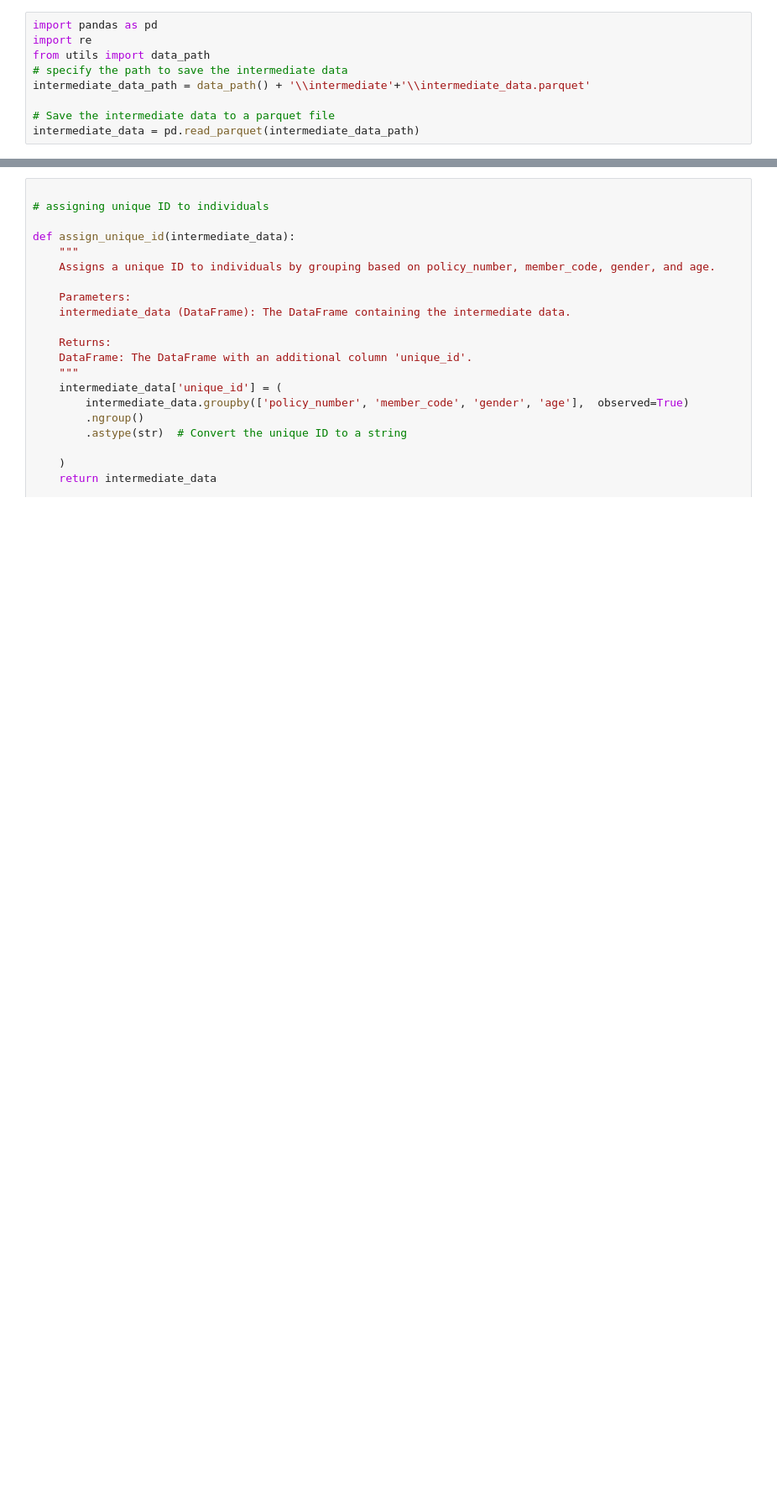
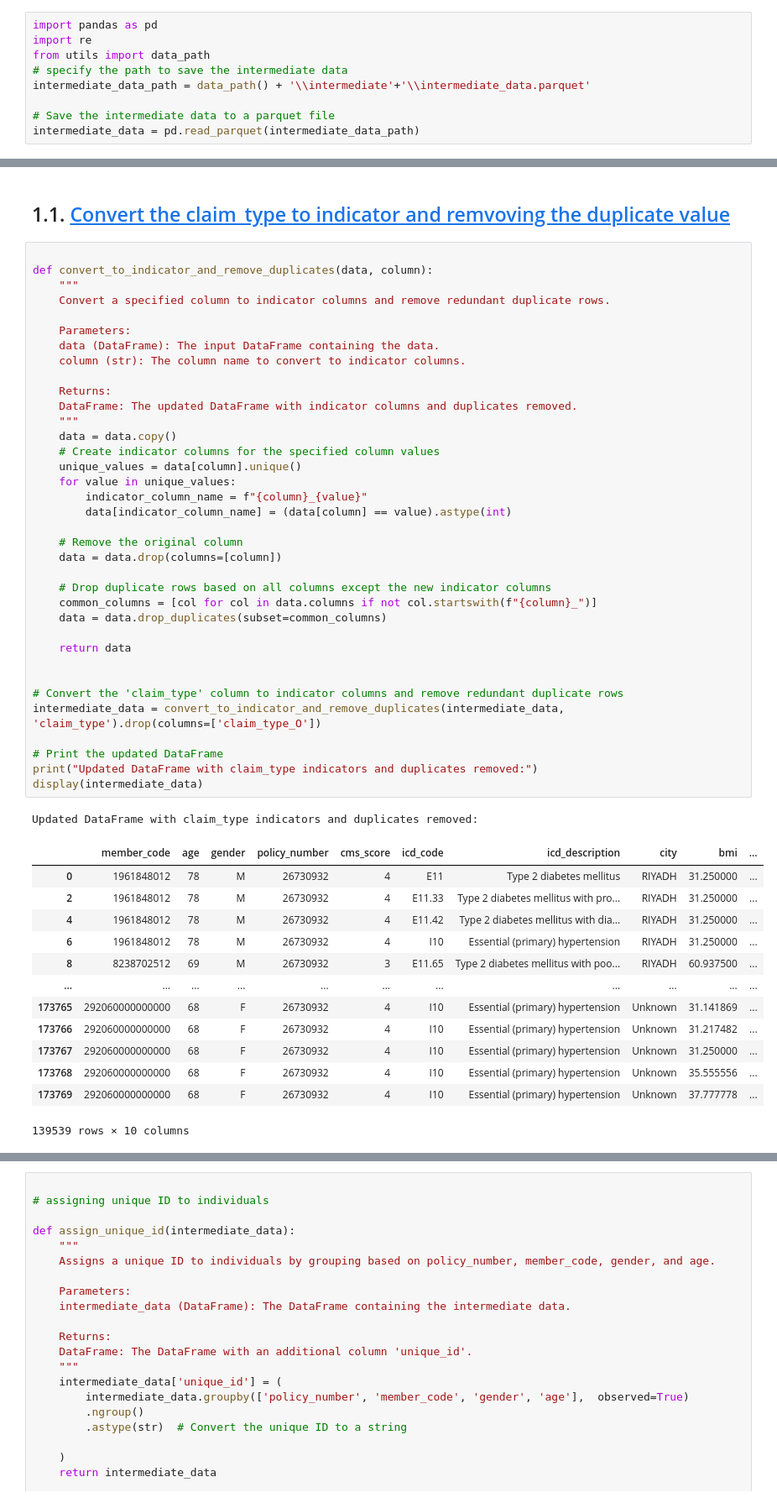
Before and after one commit to raedkm/Diabetes_claims_analysis, a Jupyter notebook: notebooks/02_intermediate_node.ipynb, the cells around one changed output, grey strips where cells are left out. Shown at 84% size. Drawn from its saved outputs; the diff is of its cells as text; blank space fills up the shorter version.

```diff
--- a/notebooks/02_intermediate_node.ipynb
+++ b/notebooks/02_intermediate_node.ipynb
@@ -83,0 +41,53 @@ print(intermediate_data['obesity_cat'].value_counts())
+# %% [markdown]
+## 1.1. <a id='toc1_1_'></a>[Convert the claim_type to indicator and remvoving the duplicate value](#toc0_)
+# %%
+
+def convert_to_indicator_and_remove_duplicates(data, column):
+    """
+    Convert a specified column to indicator columns and remove redundant duplicate rows.
+
+    Parameters:
+    data (DataFrame): The input DataFrame containing the data.
+    column (str): The column name to convert to indicator columns.
+
+    Returns:
+    DataFrame: The updated DataFrame with indicator columns and duplicates removed.
+    """
+    data = data.copy()
+    # Create indicator columns for the specified column values
+    unique_values = data[column].unique()
+    for value in unique_values:
+        indicator_column_name = f"{column}_{value}"
+        data[indicator_column_name] = (data[column] == value).astype(int)
+
+    # Remove the original column
+    data = data.drop(columns=[column])
+
+    # Drop duplicate rows based on all columns except the new indicator columns
+    common_columns = [col for col in data.columns if not col.startswith(f"{column}_")]
+    data = data.drop_duplicates(subset=common_columns)
+
+    return data
+
+
+# Convert the 'claim_type' column to indicator columns and remove redundant duplicate rows
+intermediate_data = convert_to_indicator_and_remove_duplicates(intermediate_data, 'claim_type').drop(columns=['claim_type_O'])
+
+# Print the updated DataFrame
+print("Updated DataFrame with claim_type indicators and duplicates removed:")
+display(intermediate_data)
+# %% [output]
+Updated DataFrame with claim_type indicators and duplicates removed:
+|  | member_code | age | gender | policy_number | cms_score | icd_code | icd_description | city | bmi | ... |
+| 0 | 1961848012 | 78 | M | 26730932 | 4 | E11 | Type 2 diabetes mellitus | RIYADH | 31.250000 | ... |
+| 2 | 1961848012 | 78 | M | 26730932 | 4 | E11.33 | Type 2 diabetes mellitus with pro... | RIYADH | 31.250000 | ... |
+| 4 | 1961848012 | 78 | M | 26730932 | 4 | E11.42 | Type 2 diabetes mellitus with dia... | RIYADH | 31.250000 | ... |
+| 6 | 1961848012 | 78 | M | 26730932 | 4 | I10 | Essential (primary) hypertension | RIYADH | 31.250000 | ... |
+| 8 | 8238702512 | 69 | M | 26730932 | 3 | E11.65 | Type 2 diabetes mellitus with poo... | RIYADH | 60.937500 | ... |
+| ... | ... | ... | ... | ... | ... | ... | ... | ... | ... | ... |
+| 173765 | 292060000000000 | 68 | F | 26730932 | 4 | I10 | Essential (primary) hypertension | Unknown | 31.141869 | ... |
+| 173766 | 292060000000000 | 68 | F | 26730932 | 4 | I10 | Essential (primary) hypertension | Unknown | 31.217482 | ... |
+| 173767 | 292060000000000 | 68 | F | 26730932 | 4 | I10 | Essential (primary) hypertension | Unknown | 31.250000 | ... |
+| 173768 | 292060000000000 | 68 | F | 26730932 | 4 | I10 | Essential (primary) hypertension | Unknown | 35.555556 | ... |
+| 173769 | 292060000000000 | 68 | F | 26730932 | 4 | I10 | Essential (primary) hypertension | Unknown | 37.777778 | ... |
+139539 rows × 10 columns
```
Also changed, not shown: parts of 45 cells of this notebook, 1 other file.
